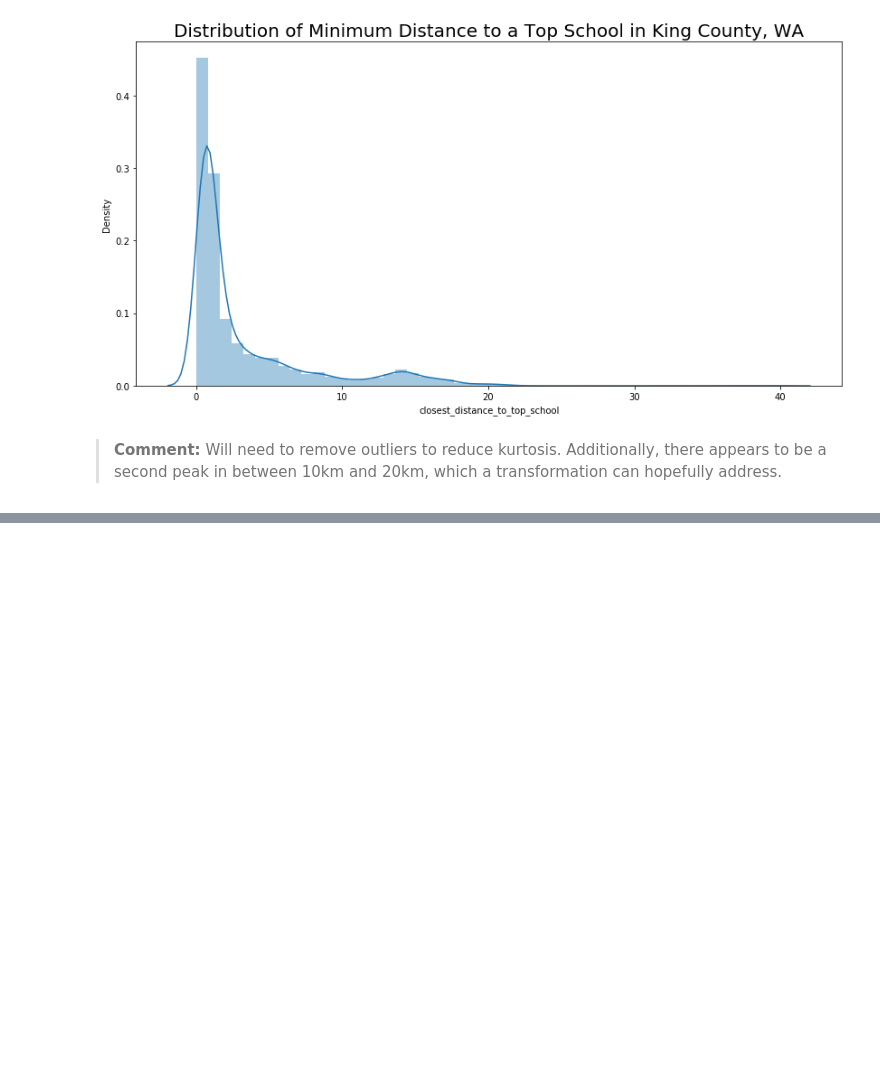
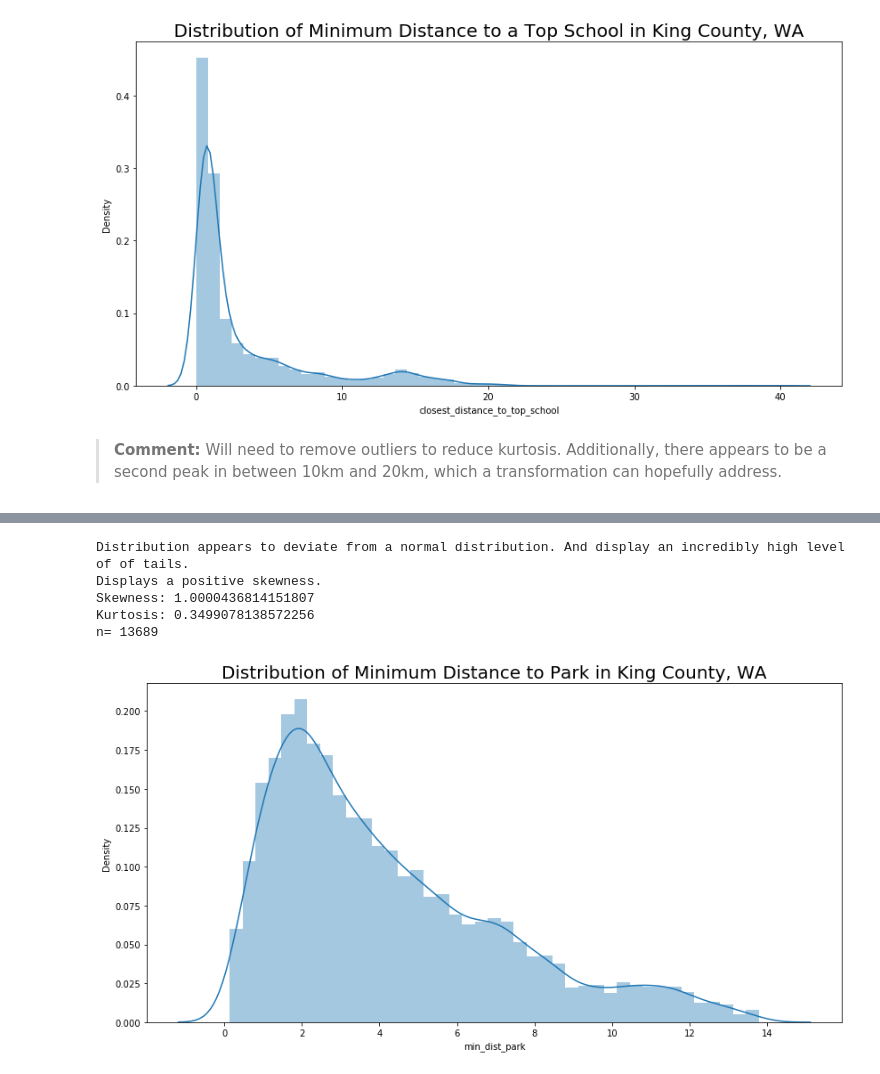
Before and after one commit to dtunnicliffe/house-price-regression-project, a Jupyter notebook: Finalizing Model with Master .csv.ipynb, the cells around one changed output, grey strips where cells are left out. Cells and saved outputs as stored; diff of their text form; code cells hidden in the pictures; blank space fills up the shorter version.

```diff
--- a/Finalizing Model with Master .csv.ipynb
+++ b/Finalizing Model with Master .csv.ipynb
@@ -131,0 +160,16 @@ n= 17495
+# %%
+plt.figure(figsize=(14,7))
+sns.distplot(df_train['min_dist_park'])
+plt.title("Distribution of Minimum Distance to Park in King County, WA", fontsize=20);
+print("Distribution appears to deviate from a normal distribution. And display an incredibly high level of of tails.")
+print("Displays a positive skewness.")
+print("Skewness:", df_train['min_dist_park'].skew())
+print("Kurtosis:", df_train['min_dist_park'].kurt())
+print("n=",len(df_train['min_dist_park']))
+# %% [output]
+Distribution appears to deviate from a normal distribution. And display an incredibly high level of of tails.
+Displays a positive skewness.
+Skewness: 1.0000436814151807
+Kurtosis: 0.3499078138572256
+n= 13689
+[figure, added]
```
Also changed, not shown: parts of 35 cells of this notebook.
